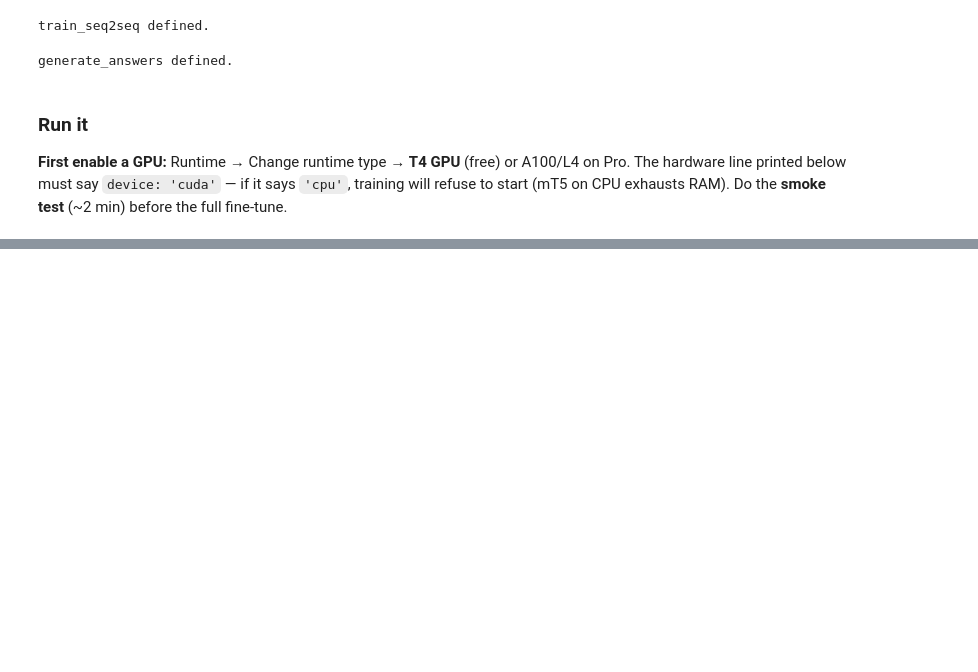
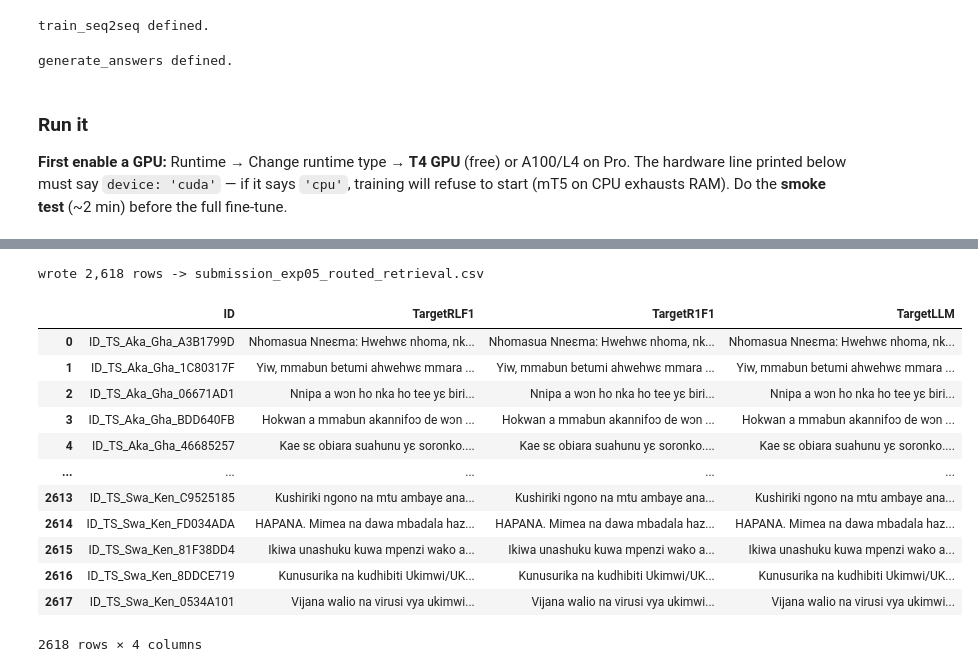
Before and after one commit to icyeza/African-Language-Health-QA-Challenge, a Jupyter notebook: health_qa_master.ipynb, the cells around one changed output, grey strips where cells are left out. Drawn from its saved outputs; the diff is of its cells as text; code cells hidden in the pictures; blank space fills up the shorter version.

```diff
--- a/health_qa_master.ipynb
+++ b/health_qa_master.ipynb
@@ -890,6 +918,6 @@ in-loop eval on 799 rows (full Val scored after training)
 # %%
 # @colab-only  -- score Experiment 2 on Val (official metric) and log it
-val_answers = generate_answers(trainer.model, tok, val, prompt_template=cfg.prompt_template)
+val_answers = generate_answers(trainer.model, tok, val, prompt_template=cfg.prompt_template, num_beams=1, batch_size=32)
 res2 = evaluate(val_answers, val[OUTPUT_COL], val[SUBSET_COL])
 show_eval(res2, "Experiment 2 — mT5-base fine-tune (Val)")
 log_experiment("02_mt5_base_finetune",
@@ -1064,0 +1214,18 @@ write_submission(test["ID"], sem_test["prediction"], "submission_exp04_semantic.
+# %%
+# @colab-only  -- Experiment 5: per-subset routed retrieval
+def wsub(res): return (res["by_subset"]["rouge1_f1"] + res["by_subset"]["rougeL_f1"]) / 2
+w_tfidf, w_sem = wsub(res1), wsub(res4)         # res1 = Exp 1 (TF-IDF), res4 = Exp 4 (semantic)
+route_map = {s: ("semantic" if w_sem[s] > w_tfidf[s] else "tfidf") for s in w_tfidf.index}
+print("per-subset routing:", route_map)
+
+def routed(tfidf_df, sem_df, query_df):
+    return [(sem_df if route_map[sub] == "semantic" else tfidf_df)["prediction"].iloc[i]
+            for i, sub in enumerate(query_df[SUBSET_COL])]
+
+routed_val = routed(pred1, sem_val, val)
+res5 = evaluate(routed_val, val[OUTPUT_COL], val[SUBSET_COL])
+show_eval(res5, "Experiment 5 — Per-subset routed retrieval (Val)")
+prog = log_experiment("05_routed_retrieval",
+    "Route per subset: semantic (English) vs char-TF-IDF (African languages)", res5,
+    hypothesis="Each retriever wins where its matcher has coverage; routing keeps both, judge stays high.")
+print("\nProgression so far:"); print(prog.to_string(index=False))
@@ -1064,0 +1250,24 @@ write_submission(test["ID"], sem_test["prediction"], "submission_exp04_semantic.
+# %%
+# @colab-only  -- Experiment 5 submission (sem_test from Exp 4; regenerate if needed)
+test_tfidf = retrieval_baseline(train, test, per_subset=True)
+try:
+    sem_test
+except NameError:
+    sem_test = semantic_retrieval(train, test)
+routed_test = routed(test_tfidf, sem_test, test)
+write_submission(test["ID"], routed_test, "submission_exp05_routed_retrieval.csv")
+# %% [output]
+wrote 2,618 rows -> submission_exp05_routed_retrieval.csv
+|  | ID | TargetRLF1 | TargetR1F1 | TargetLLM |
+| 0 | ID_TS_Aka_Gha_A3B1799D | Nhomasua Nneɛma: Hwehwɛ nhoma, nk... | Nhomasua Nneɛma: Hwehwɛ nhoma, nk... | Nhomasua Nneɛma: Hwehwɛ nhoma, nk... |
+| 1 | ID_TS_Aka_Gha_1C80317F | Yiw, mmabun betumi ahwehwɛ mmara ... | Yiw, mmabun betumi ahwehwɛ mmara ... | Yiw, mmabun betumi ahwehwɛ mmara ... |
+| 2 | ID_TS_Aka_Gha_06671AD1 | Nnipa a wɔn ho nka ho tee yɛ biri... | Nnipa a wɔn ho nka ho tee yɛ biri... | Nnipa a wɔn ho nka ho tee yɛ biri... |
+| 3 | ID_TS_Aka_Gha_BDD640FB | Hokwan a mmabun akannifoɔ de wɔn ... | Hokwan a mmabun akannifoɔ de wɔn ... | Hokwan a mmabun akannifoɔ de wɔn ... |
+| 4 | ID_TS_Aka_Gha_46685257 | Kae sɛ obiara suahunu yɛ soronko.... | Kae sɛ obiara suahunu yɛ soronko.... | Kae sɛ obiara suahunu yɛ soronko.... |
+| ... | ... | ... | ... | ... |
+| 2613 | ID_TS_Swa_Ken_C9525185 | Kushiriki ngono na mtu ambaye ana... | Kushiriki ngono na mtu ambaye ana... | Kushiriki ngono na mtu ambaye ana... |
+| 2614 | ID_TS_Swa_Ken_FD034ADA | HAPANA. Mimea na dawa mbadala haz... | HAPANA. Mimea na dawa mbadala haz... | HAPANA. Mimea na dawa mbadala haz... |
+| 2615 | ID_TS_Swa_Ken_81F38DD4 | Ikiwa unashuku kuwa mpenzi wako a... | Ikiwa unashuku kuwa mpenzi wako a... | Ikiwa unashuku kuwa mpenzi wako a... |
+| 2616 | ID_TS_Swa_Ken_8DDCE719 | Kunusurika na kudhibiti Ukimwi/UK... | Kunusurika na kudhibiti Ukimwi/UK... | Kunusurika na kudhibiti Ukimwi/UK... |
+| 2617 | ID_TS_Swa_Ken_0534A101 | Vijana walio na virusi vya ukimwi... | Vijana walio na virusi vya ukimwi... | Vijana walio na virusi vya ukimwi... |
+2618 rows × 4 columns
```
Also changed, not shown: parts of 29 cells of this notebook.
